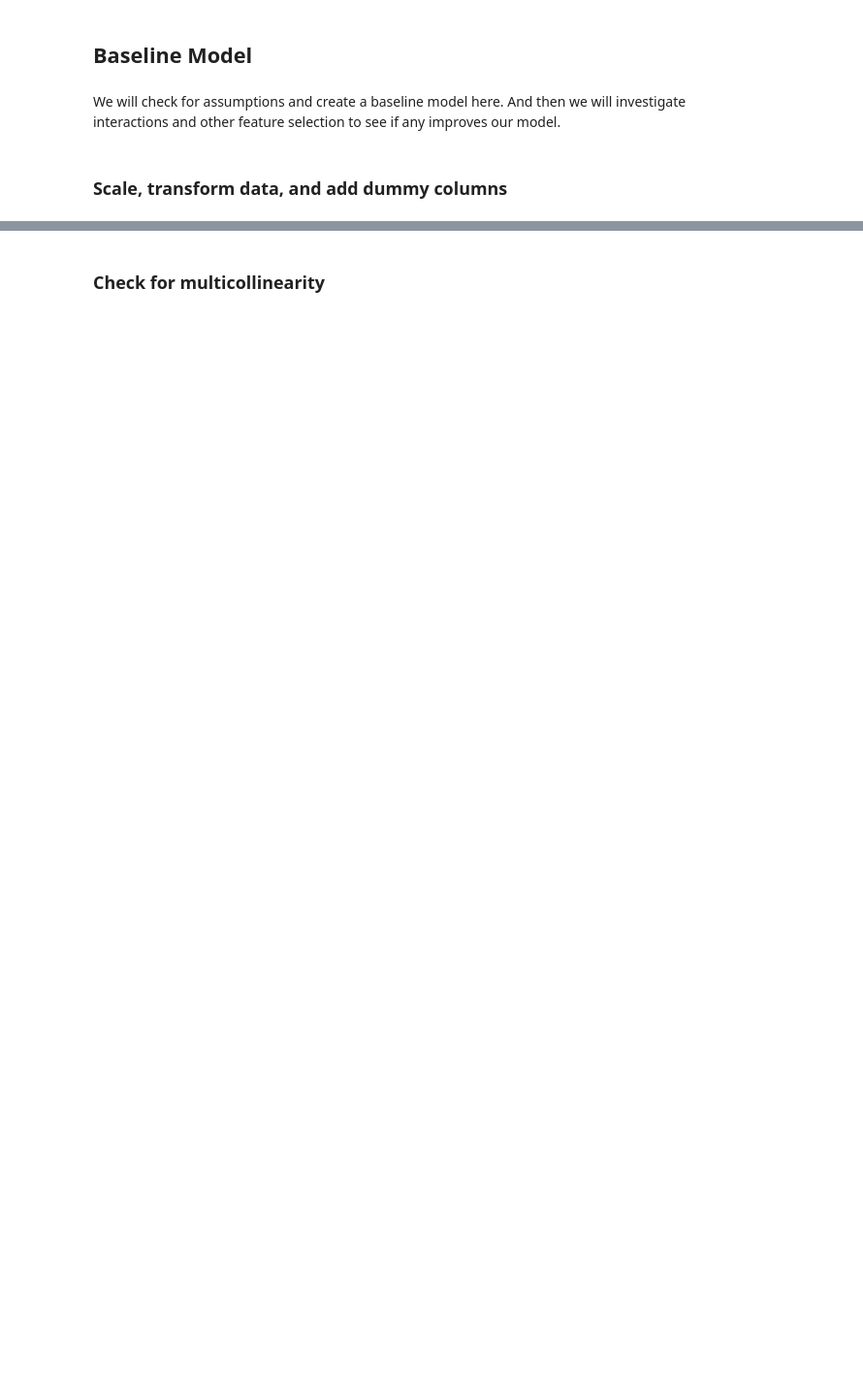
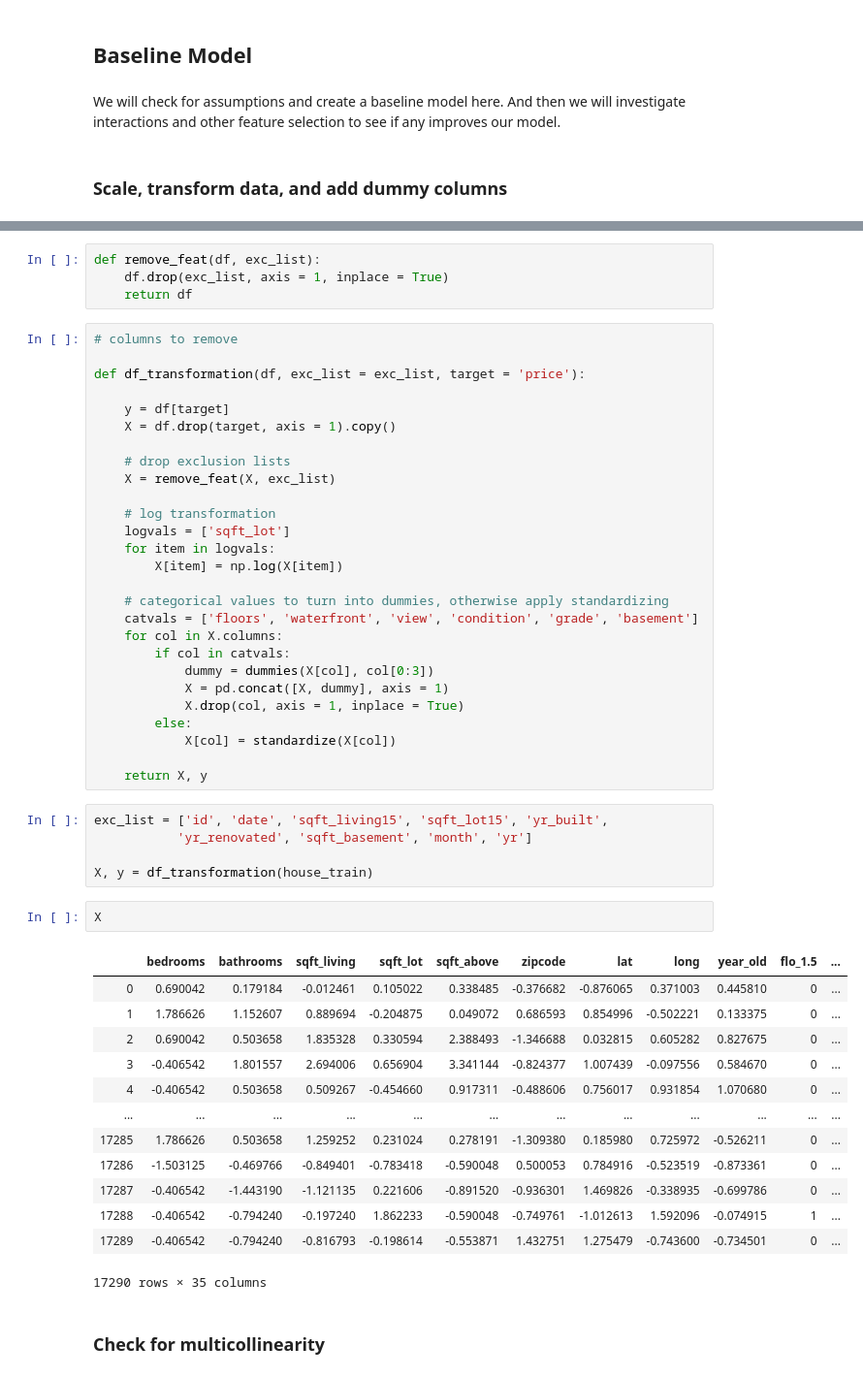
Before and after one commit to stereopickle/housing_price_bakeoff, a Jupyter notebook: Applied_practice.ipynb, the cells around one changed output, grey strips where cells are left out. Shown: that part at 97% size. Drawn from its saved outputs; the diff is of its cells as text; blank space fills up the shorter version.

```diff
--- a/Applied_practice.ipynb
+++ b/Applied_practice.ipynb
@@ -267,3 +240,55 @@ def df_transformation(df):
+# %%
+def remove_feat(df, exc_list):
+    df.drop(exc_list, axis = 1, inplace = True)
+    return df
+# %%
+# columns to remove
+
+def df_transformation(df, exc_list = exc_list, target = 'price'):
+
+    y = df[target]
+    X = df.drop(target, axis = 1).copy()
+
+    # drop exclusion lists
+    X = remove_feat(X, exc_list)
+
+    # log transformation
+    logvals = ['sqft_lot']
+    for item in logvals:
+        X[item] = np.log(X[item])
+
+    # categorical values to turn into dummies, otherwise apply standardizing
+    catvals = ['floors', 'waterfront', 'view', 'condition', 'grade', 'basement']
+    for col in X.columns:
+        if col in catvals:
+            dummy = dummies(X[col], col[0:3])
+            X = pd.concat([X, dummy], axis = 1)
+            X.drop(col, axis = 1, inplace = True)
+        else:
+            X[col] = standardize(X[col])
+
+    return X, y
+# %%
+exc_list = ['id', 'date', 'sqft_living15', 'sqft_lot15', 'yr_built',
+           'yr_renovated', 'sqft_basement', 'month', 'yr']
+
+X, y = df_transformation(house_train)
+# %%
+X
+# %% [output]
+|  | bedrooms | bathrooms | sqft_living | sqft_lot | sqft_above | zipcode | lat | long | year_old | flo_1.5 | ... |
+| 0 | 0.690042 | 0.179184 | -0.012461 | 0.105022 | 0.338485 | -0.376682 | -0.876065 | 0.371003 | 0.445810 | 0 | ... |
+| 1 | 1.786626 | 1.152607 | 0.889694 | -0.204875 | 0.049072 | 0.686593 | 0.854996 | -0.502221 | 0.133375 | 0 | ... |
+| 2 | 0.690042 | 0.503658 | 1.835328 | 0.330594 | 2.388493 | -1.346688 | 0.032815 | 0.605282 | 0.827675 | 0 | ... |
+| 3 | -0.406542 | 1.801557 | 2.694006 | 0.656904 | 3.341144 | -0.824377 | 1.007439 | -0.097556 | 0.584670 | 0 | ... |
+| 4 | -0.406542 | 0.503658 | 0.509267 | -0.454660 | 0.917311 | -0.488606 | 0.756017 | 0.931854 | 1.070680 | 0 | ... |
+| ... | ... | ... | ... | ... | ... | ... | ... | ... | ... | ... | ... |
+| 17285 | 1.786626 | 0.503658 | 1.259252 | 0.231024 | 0.278191 | -1.309380 | 0.185980 | 0.725972 | -0.526211 | 0 | ... |
+| 17286 | -1.503125 | -0.469766 | -0.849401 | -0.783418 | -0.590048 | 0.500053 | 0.784916 | -0.523519 | -0.873361 | 0 | ... |
+| 17287 | -0.406542 | -1.443190 | -1.121135 | 0.221606 | -0.891520 | -0.936301 | 1.469826 | -0.338935 | -0.699786 | 0 | ... |
+| 17288 | -0.406542 | -0.794240 | -0.197240 | 1.862233 | -0.590048 | -0.749761 | -1.012613 | 1.592096 | -0.074915 | 1 | ... |
+| 17289 | -0.406542 | -0.794240 | -0.816793 | -0.198614 | -0.553871 | 1.432751 | 1.275479 | -0.743600 | -0.734501 | 0 | ... |
+17290 rows × 35 columns
 # %% [markdown]
 ### Check for multicollinearity
 # %%
```
Also changed, not shown: parts of 20 cells of this notebook.
